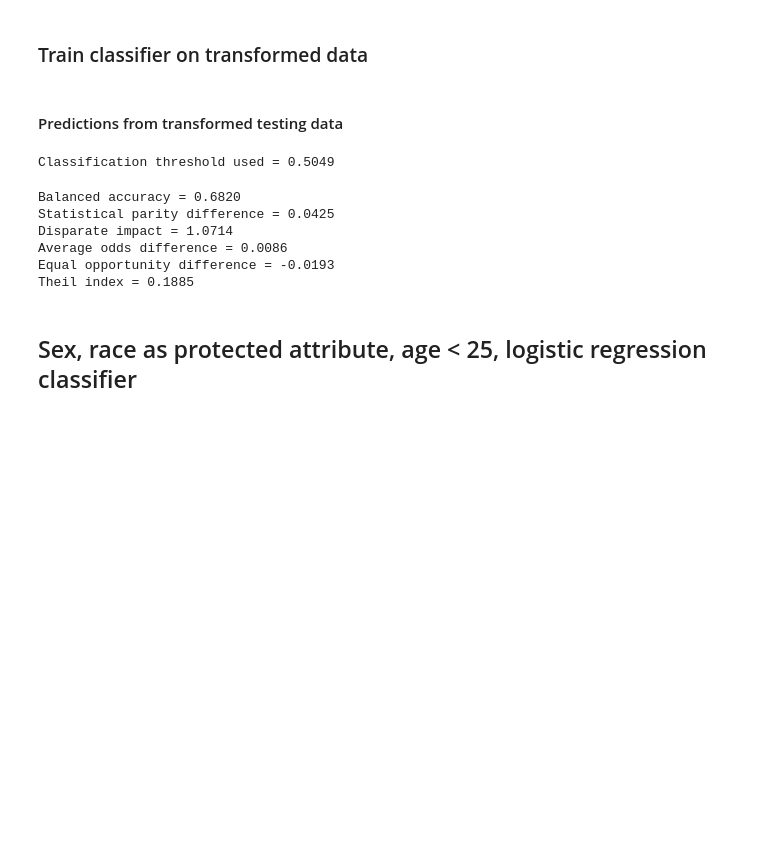
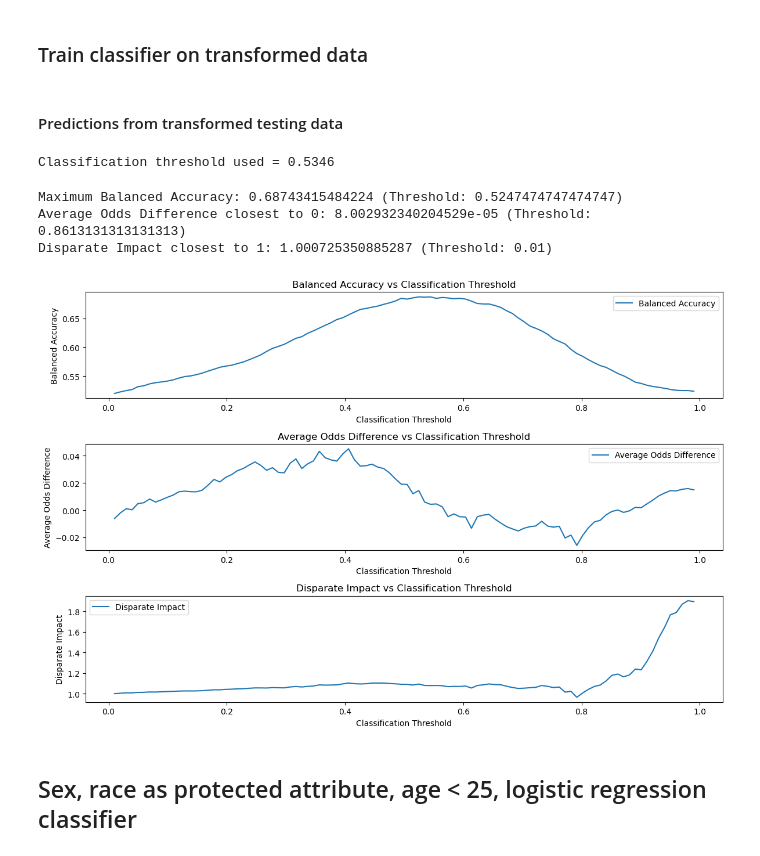
Before and after one commit to yutao-data/Management-of-Data-Science-and-Business-Workflows, a Jupyter notebook: Assignment 4/A4_execise1.ipynb, the cells around one changed output. Saved outputs shown, nothing was run; the diff lists cells and outputs as text; code cells hidden in the pictures; blank space fills up the shorter version.

```diff
--- a/Assignment 4/A4_execise1.ipynb
+++ b/Assignment 4/A4_execise1.ipynb
@@ -228,7 +273,7 @@ def custom_preprocessing(df):
     return df
 
 compas_data = CompasDataset(
-    protected_attribute_names=['sex'],
+    protected_attribute_names=['sex', 'race'],
     privileged_classes=[[1]],
     custom_preprocessing=custom_preprocessing
 )
@@ -399,6 +438,9 @@ X_test = scale_transf.fit_transform(dataset_transf_test_pred.features)
 y_test = dataset_transf_test_pred.labels
 dataset_transf_test_pred.scores = lmod.predict_proba(X_test)[:,pos_ind].reshape(-1,1)
 # %%
+privileged_groups_sex = [{'race': 1}]  # Assuming 1 represents male
+unprivileged_groups_sex = [{'race': 0}]  # Assuming 0 represents female
+
 display(Markdown("#### Predictions from transformed testing data"))
 bal_acc_arr_transf = []
 disp_imp_arr_transf = []
@@ -423,15 +465,58 @@ for thresh in tqdm(class_thresh_arr):
     bal_acc_arr_transf.append(metric_test_aft["Balanced accuracy"])
     avg_odds_diff_arr_transf.append(metric_test_aft["Average odds difference"])
     disp_imp_arr_transf.append(metric_test_aft["Disparate impact"])
+
+
+# Calculate the maximum value for Balanced Accuracy
+max_bal_acc = max(bal_acc_arr_transf)
+max_bal_acc_index = bal_acc_arr_transf.index(max_bal_acc)
+
+# Calculate the Average Odds Difference value closest to 0
+min_avg_odds_diff = min(avg_odds_diff_arr_transf, key=lambda x: abs(x))
+min_avg_odds_diff_index = avg_odds_diff_arr_transf.index(min_avg_odds_diff)
+
+# Calculate the Disparate Impact value closest to 1
+min_disp_impact_diff = min(disp_imp_arr_transf, key=lambda x: abs(x - 1))
+min_disp_impact_diff_index = disp_imp_arr_transf.index(min_disp_impact_diff)
+
+# Print the results
+print(f"\nMaximum Balanced Accuracy: {max_bal_acc} (Threshold: {class_thresh_arr[max_bal_acc_index]})")
+print(f"Average Odds Difference closest to 0: {min_avg_odds_diff} (Threshold: {class_thresh_arr[min_avg_odds_diff_index]})")
+print(f"Disparate Impact closest to 1: {min_disp_impact_diff} (Threshold: {class_thresh_arr[min_disp_impact_diff_index]})")
 # %% [output]
 #### Predictions from transformed testing data
-Classification threshold used = 0.5049
+Classification threshold used = 0.5346
-Balanced accuracy = 0.6820
-Statistical parity difference = 0.0425
-Disparate impact = 1.0714
-Average odds difference = 0.0086
-Equal opportunity difference = -0.0193
-Theil index = 0.1885
+Maximum Balanced Accuracy: 0.68743415484224 (Threshold: 0.5247474747474747)
+Average Odds Difference closest to 0: 8.002932340204529e-05 (Threshold: 0.8613131313131313)
+Disparate Impact closest to 1: 1.000725350885287 (Threshold: 0.01)
+# %%
+plt.figure(figsize=(12, 8))
+
+plt.subplot(3, 1, 1)
+plt.plot(class_thresh_arr, bal_acc_arr_transf, label='Balanced Accuracy')
+plt.xlabel('Classification Threshold')
+plt.ylabel('Balanced Accuracy')
+plt.title('Balanced Accuracy vs Classification Threshold')
+plt.legend()
+
+plt.subplot(3, 1, 2)
+plt.plot(class_thresh_arr, avg_odds_diff_arr_transf, label='Average Odds Difference')
+plt.xlabel('Classification Threshold')
+plt.ylabel('Average Odds Difference')
+plt.title('Average Odds Difference vs Classification Threshold')
+plt.legend()
+
+plt.subplot(3, 1, 3)
+plt.plot(class_thresh_arr, disp_imp_arr_transf, label='Disparate Impact')
+plt.xlabel('Classification Threshold')
+plt.ylabel('Disparate Impact')
+plt.title('Disparate Impact vs Classification Threshold')
+plt.legend()
+
+plt.tight_layout()
+plt.show()
+# %% [output]
+[figure, added]
 # %% [markdown]
 ## Sex, race as protected attribute, age < 25, logistic regression classifier
 # %%
```
Also changed, not shown: parts of 10 cells of this notebook.
